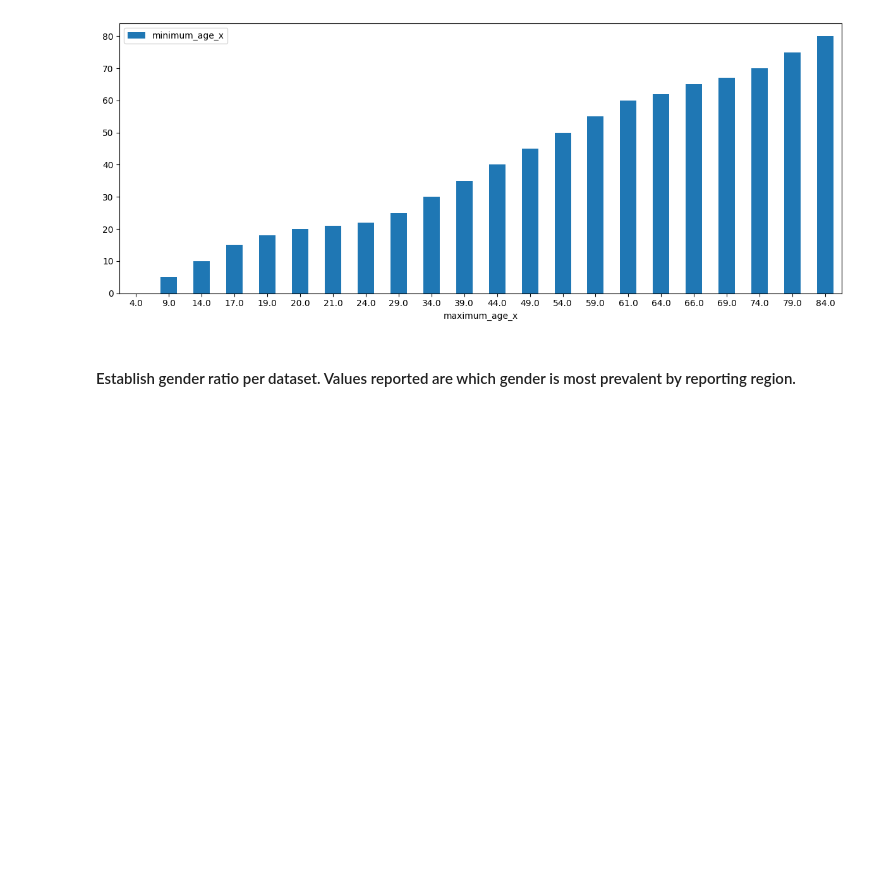
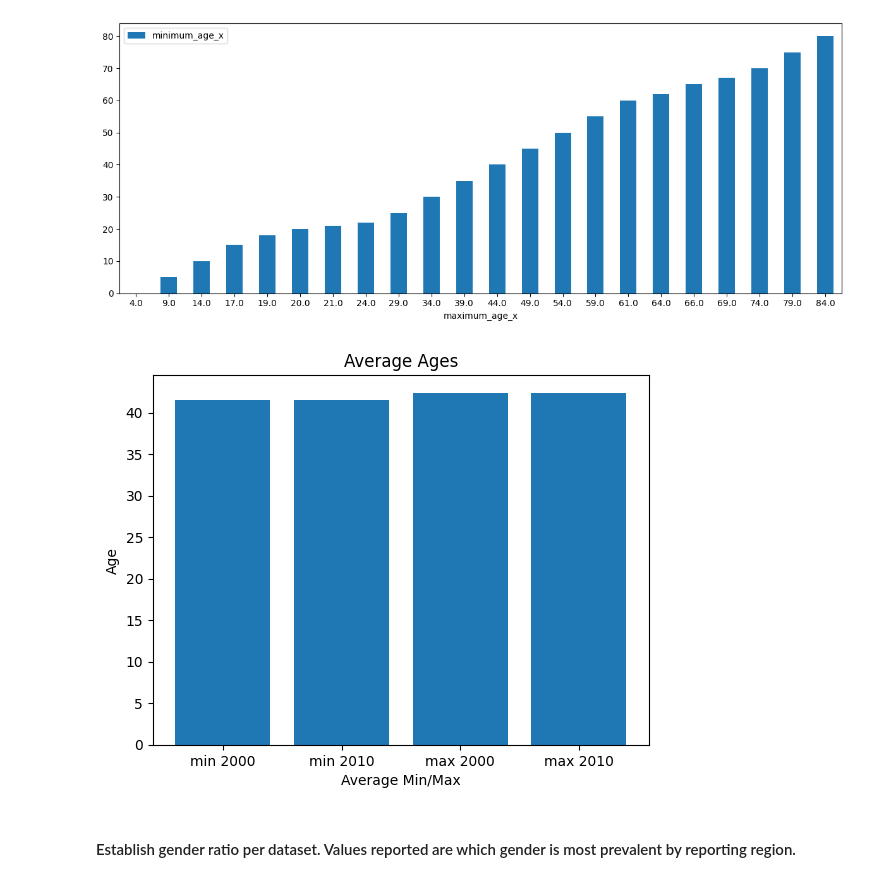
Before and after one commit to RobBecht/Population-Growth, a Jupyter notebook: data_comparison.ipynb, the cells around one changed output. Cells and saved outputs as stored; diff of their text form; code cells hidden in the pictures; blank space fills up the shorter version.

```diff
--- a/data_comparison.ipynb
+++ b/data_comparison.ipynb
@@ -113,6 +128,17 @@ plt.tight_layout()
 plt.show()
 # %% [output]
 [figure]
+# %%
+x_ax = ['min 2000','min 2010', 'max 2000', 'max 2010']
+y_ax = [avg_min_age_x, avg_min_age_y, avg_max_age_x, avg_max_age_y]
+
+plt.bar(x_ax, y_ax)
+plt.title('Average Ages')
+plt.xlabel('Average Min/Max')
+plt.ylabel('Age')
+plt.show()
+# %% [output]
+[figure, added]
 # %% [markdown]
 #### Establish gender ratio per dataset. Values reported are which gender is most prevalent by reporting region.
 # %%
```
Also changed, not shown: parts of 11 cells of this notebook.
